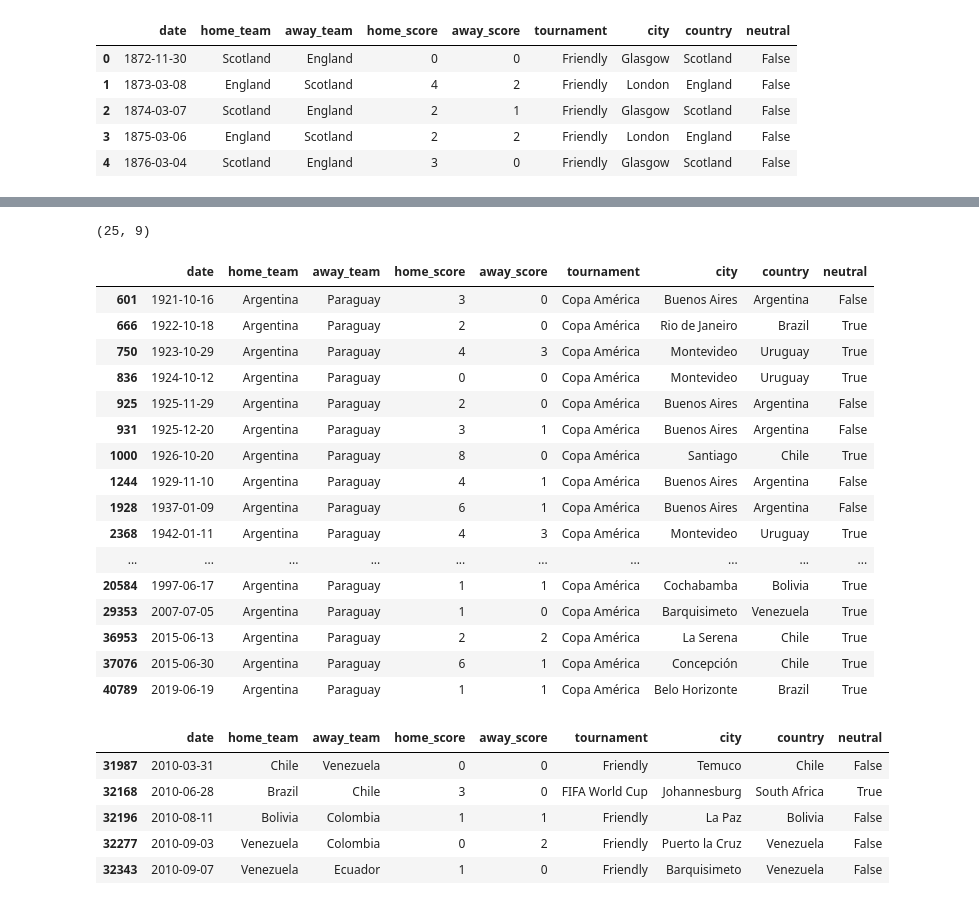
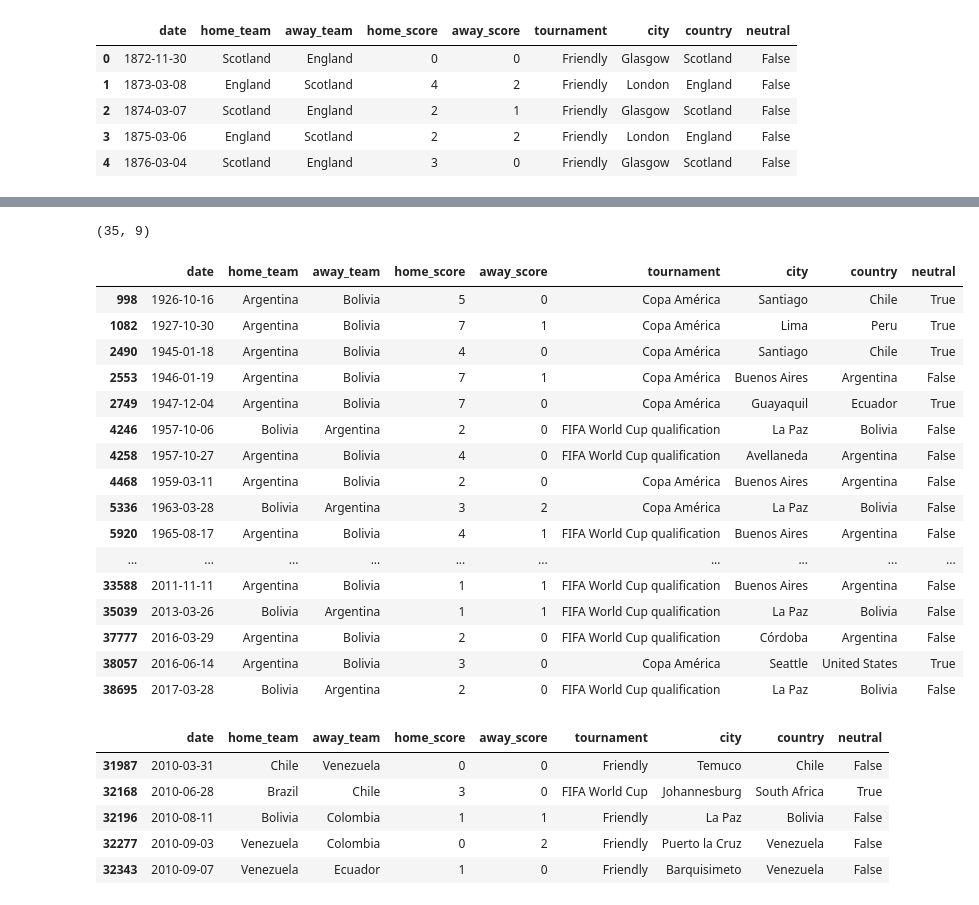
Before and after one commit to jmquintana/copa_america, a Jupyter notebook: copa_america.ipynb, the cells around one changed output, grey strips where cells are left out. Drawn from its saved outputs; the diff is of its cells as text; code cells hidden in the pictures.

```diff
--- a/copa_america.ipynb
+++ b/copa_america.ipynb
@@ -93,7 +93,7 @@ teams = ['Argentina',
           'Ecuador']
 # %%
 arpy = ['Argentina',
-        'Paraguay']
+        'Bolivia']
 # %%
 df_ = df[df.home_team.isin(arpy) & df.away_team.isin(arpy)]
 # %%
@@ -105,26 +105,26 @@ plt.show()
 # %%
-df_ = df_[df_.tournament == 'Copa América']
+# df_ = df_[df_.tournament == 'Copa América']
 print(df_.shape)
 df_
 # %% [output]
-(25, 9)
+(35, 9)
 |  | date | home_team | away_team | home_score | away_score | tournament | city | country | neutral |
-| 601 | 1921-10-16 | Argentina | Paraguay | 3 | 0 | Copa América | Buenos Aires | Argentina | False |
-| 666 | 1922-10-18 | Argentina | Paraguay | 2 | 0 | Copa América | Rio de Janeiro | Brazil | True |
-| 750 | 1923-10-29 | Argentina | Paraguay | 4 | 3 | Copa América | Montevideo | Uruguay | True |
-| 836 | 1924-10-12 | Argentina | Paraguay | 0 | 0 | Copa América | Montevideo | Uruguay | True |
-| 925 | 1925-11-29 | Argentina | Paraguay | 2 | 0 | Copa América | Buenos Aires | Argentina | False |
-| 931 | 1925-12-20 | Argentina | Paraguay | 3 | 1 | Copa América | Buenos Aires | Argentina | False |
-| 1000 | 1926-10-20 | Argentina | Paraguay | 8 | 0 | Copa América | Santiago | Chile | True |
-| 1244 | 1929-11-10 | Argentina | Paraguay | 4 | 1 | Copa América | Buenos Aires | Argentina | False |
-| 1928 | 1937-01-09 | Argentina | Paraguay | 6 | 1 | Copa América | Buenos Aires | Argentina | False |
-| 2368 | 1942-01-11 | Argentina | Paraguay | 4 | 3 | Copa América | Montevideo | Uruguay | True |
+| 998 | 1926-10-16 | Argentina | Bolivia | 5 | 0 | Copa América | Santiago | Chile | True |
+| 1082 | 1927-10-30 | Argentina | Bolivia | 7 | 1 | Copa América | Lima | Peru | True |
+| 2490 | 1945-01-18 | Argentina | Bolivia | 4 | 0 | Copa América | Santiago | Chile | True |
+| 2553 | 1946-01-19 | Argentina | Bolivia | 7 | 1 | Copa América | Buenos Aires | Argentina | False |
+| 2749 | 1947-12-04 | Argentina | Bolivia | 7 | 0 | Copa América | Guayaquil | Ecuador | True |
+| 4246 | 1957-10-06 | Bolivia | Argentina | 2 | 0 | FIFA World Cup qualification | La Paz | Bolivia | False |
+| 4258 | 1957-10-27 | Argentina | Bolivia | 4 | 0 | FIFA World Cup qualification | Avellaneda | Argentina | False |
+| 4468 | 1959-03-11 | Argentina | Bolivia | 2 | 0 | Copa América | Buenos Aires | Argentina | False |
+| 5336 | 1963-03-28 | Bolivia | Argentina | 3 | 2 | Copa América | La Paz | Bolivia | False |
+| 5920 | 1965-08-17 | Argentina | Bolivia | 4 | 1 | FIFA World Cup qualification | Buenos Aires | Argentina | False |
 | ... | ... | ... | ... | ... | ... | ... | ... | ... | ... |
-| 20584 | 1997-06-17 | Argentina | Paraguay | 1 | 1 | Copa América | Cochabamba | Bolivia | True |
-| 29353 | 2007-07-05 | Argentina | Paraguay | 1 | 0 | Copa América | Barquisimeto | Venezuela | True |
-| 36953 | 2015-06-13 | Argentina | Paraguay | 2 | 2 | Copa América | La Serena | Chile | True |
-| 37076 | 2015-06-30 | Argentina | Paraguay | 6 | 1 | Copa América | Concepción | Chile | True |
-| 40789 | 2019-06-19 | Argentina | Paraguay | 1 | 1 | Copa América | Belo Horizonte | Brazil | True |
+| 33588 | 2011-11-11 | Argentina | Bolivia | 1 | 1 | FIFA World Cup qualification | Buenos Aires | Argentina | False |
+| 35039 | 2013-03-26 | Bolivia | Argentina | 1 | 1 | FIFA World Cup qualification | La Paz | Bolivia | False |
+| 37777 | 2016-03-29 | Argentina | Bolivia | 2 | 0 | FIFA World Cup qualification | Córdoba | Argentina | False |
+| 38057 | 2016-06-14 | Argentina | Bolivia | 3 | 0 | Copa América | Seattle | United States | True |
+| 38695 | 2017-03-28 | Bolivia | Argentina | 2 | 0 | FIFA World Cup qualification | La Paz | Bolivia | False |
 # %%
 df2 = df[df.date > '2010-01-01']
 df2 = df2[df2.home_team.isin(teams) & df2.away_team.isin(teams)]
```
Also changed, not shown: parts of 8 cells of this notebook.
